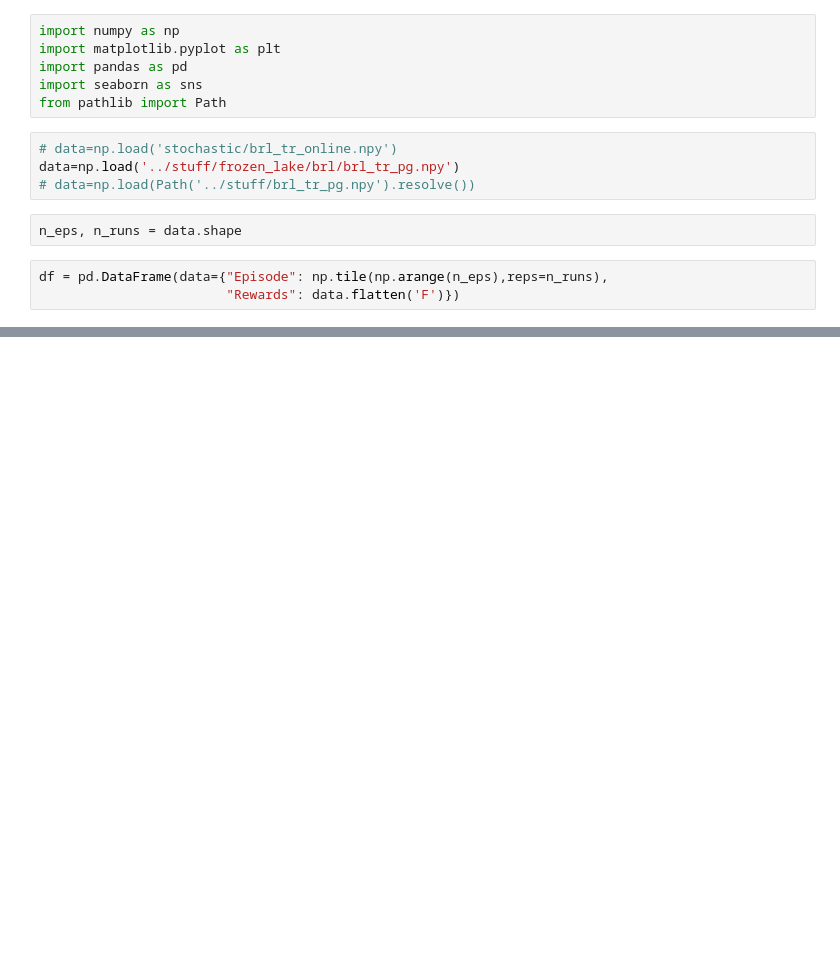
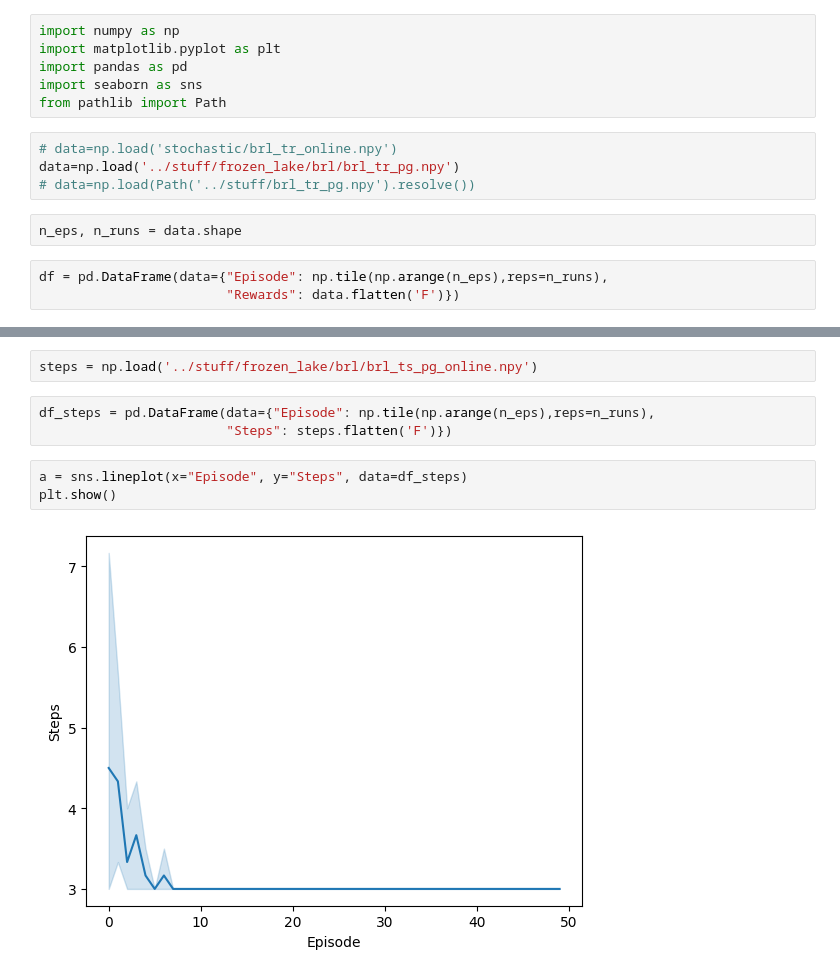
Before and after one commit to sriharshakoribille/aif-playground, a Jupyter notebook: scripts/notebooks/vis.ipynb, the cells around one changed output, grey strips where cells are left out. Drawn from its saved outputs; the diff is of its cells as text; blank space fills up the shorter version.

```diff
--- a/scripts/notebooks/vis.ipynb
+++ b/scripts/notebooks/vis.ipynb
@@ -21,0 +22,10 @@ plt.show()
+# %%
+steps = np.load('../stuff/frozen_lake/brl/brl_ts_pg_online.npy')
+# %%
+df_steps = pd.DataFrame(data={"Episode": np.tile(np.arange(n_eps),reps=n_runs),
+                        "Steps": steps.flatten('F')})
+# %%
+a = sns.lineplot(x="Episode", y="Steps", data=df_steps)
+plt.show()
+# %% [output]
+[figure, added]
```
Also changed, not shown: parts of 1 cell of this notebook, 3 other files.
